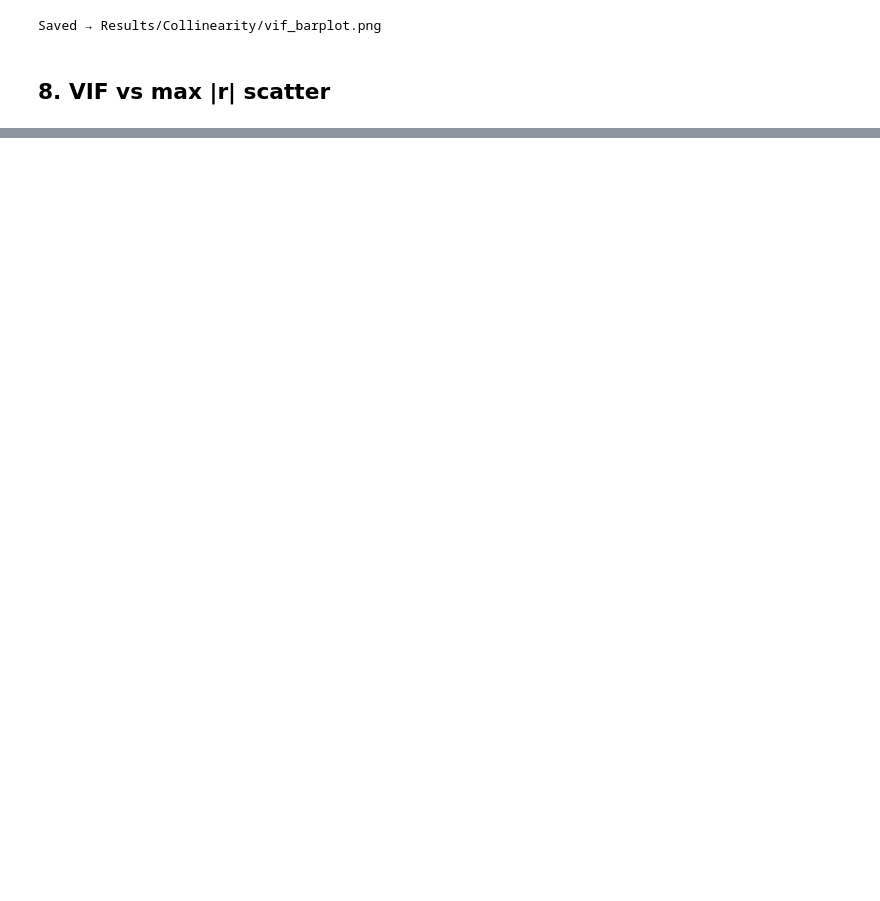
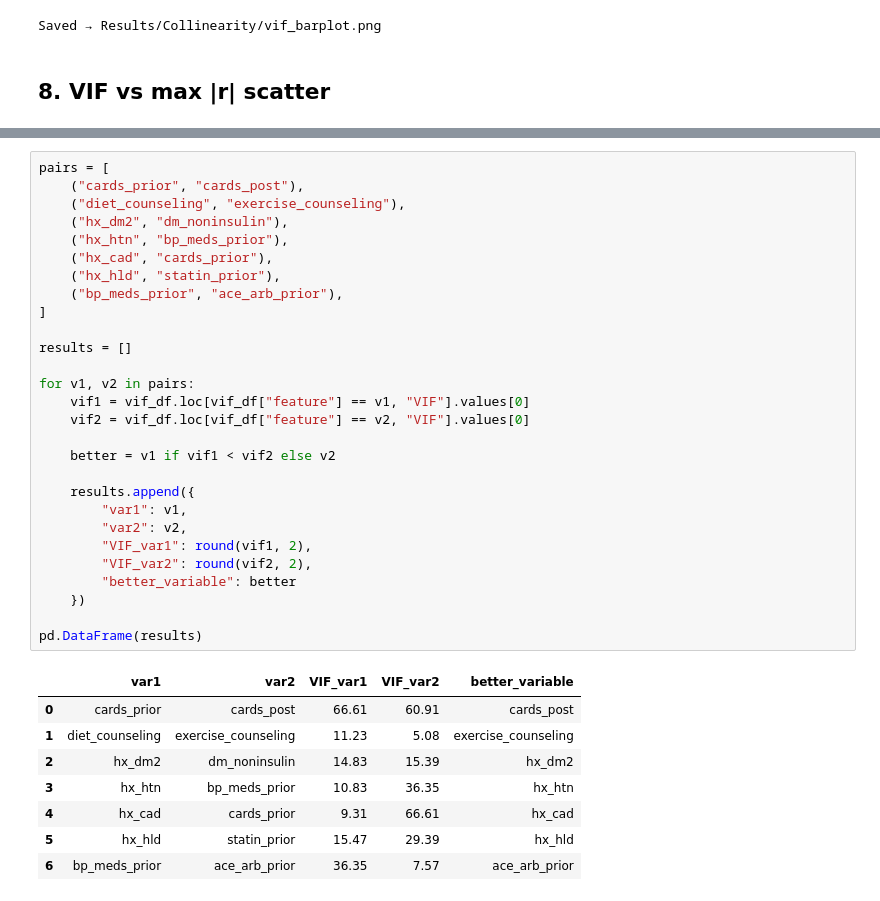
Before and after one commit to kstatham402/170A_Capstone_Project, a Jupyter notebook: notebooks/05_colinearity_analysis.ipynb, the cells around one changed output, grey strips where cells are left out. Saved outputs shown, nothing was run; the diff lists cells and outputs as text; blank space fills up the shorter version.

```diff
--- a/notebooks/05_colinearity_analysis.ipynb
+++ b/notebooks/05_colinearity_analysis.ipynb
@@ -347 +347,38 @@ print(f"Saved → {scatter_path}")
 Saved → Results/Collinearity/vif_vs_corr_scatter.png
+# %%
+pairs = [
+    ("cards_prior", "cards_post"),
+    ("diet_counseling", "exercise_counseling"),
+    ("hx_dm2", "dm_noninsulin"),
+    ("hx_htn", "bp_meds_prior"),
+    ("hx_cad", "cards_prior"),
+    ("hx_hld", "statin_prior"),
+    ("bp_meds_prior", "ace_arb_prior"),
+]
+
+results = []
+
+for v1, v2 in pairs:
+    vif1 = vif_df.loc[vif_df["feature"] == v1, "VIF"].values[0]
+    vif2 = vif_df.loc[vif_df["feature"] == v2, "VIF"].values[0]
+
+    better = v1 if vif1 < vif2 else v2
+
+    results.append({
+        "var1": v1,
+        "var2": v2,
+        "VIF_var1": round(vif1, 2),
+        "VIF_var2": round(vif2, 2),
+        "better_variable": better
+    })
+
+pd.DataFrame(results)
+# %% [output]
+|  | var1 | var2 | VIF_var1 | VIF_var2 | better_variable |
+| 0 | cards_prior | cards_post | 66.61 | 60.91 | cards_post |
+| 1 | diet_counseling | exercise_counseling | 11.23 | 5.08 | exercise_counseling |
+| 2 | hx_dm2 | dm_noninsulin | 14.83 | 15.39 | hx_dm2 |
+| 3 | hx_htn | bp_meds_prior | 10.83 | 36.35 | hx_htn |
+| 4 | hx_cad | cards_prior | 9.31 | 66.61 | hx_cad |
+| 5 | hx_hld | statin_prior | 15.47 | 29.39 | hx_hld |
+| 6 | bp_meds_prior | ace_arb_prior | 36.35 | 7.57 | ace_arb_prior |
```
Also changed, not shown: parts of 2 cells of this notebook, 6 other files.
